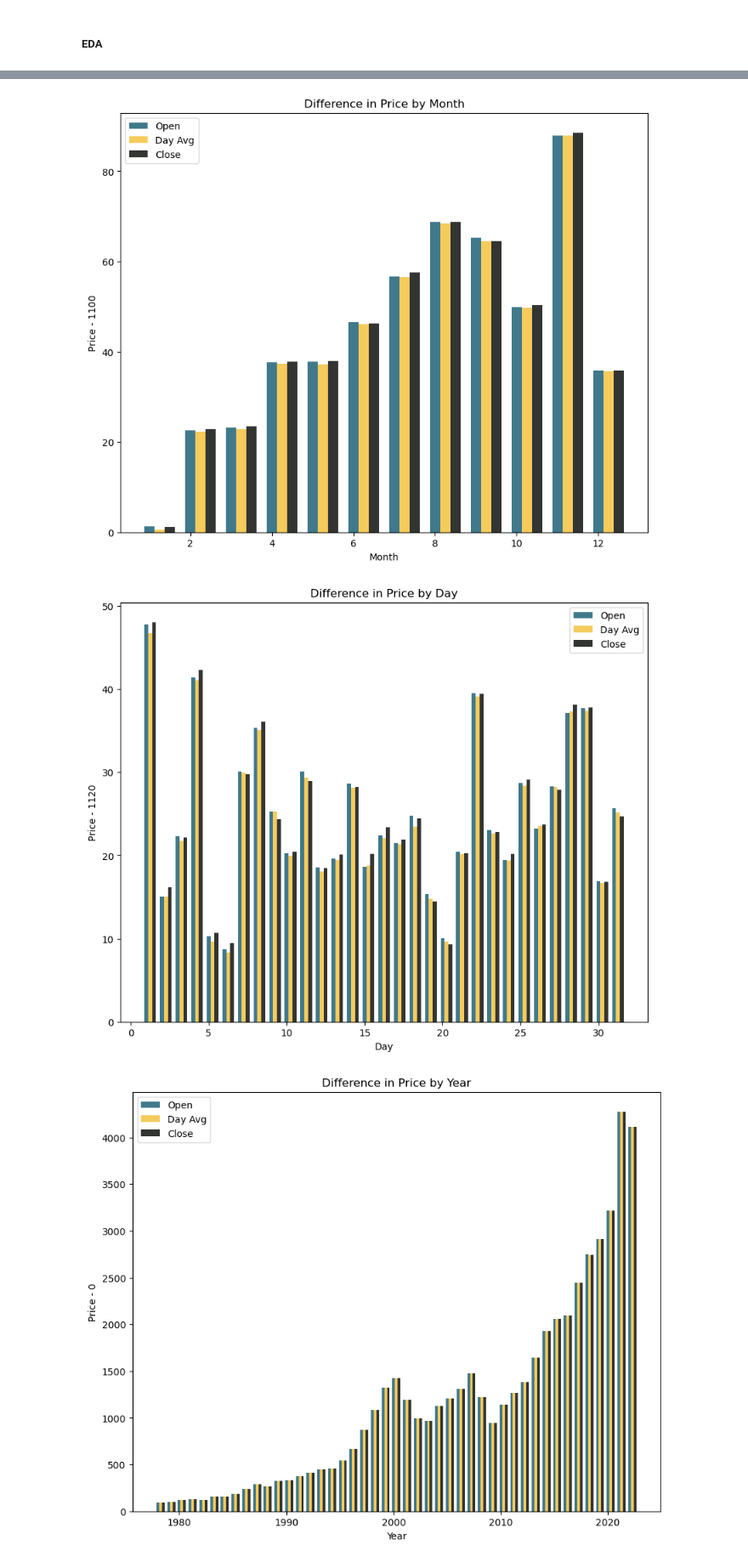
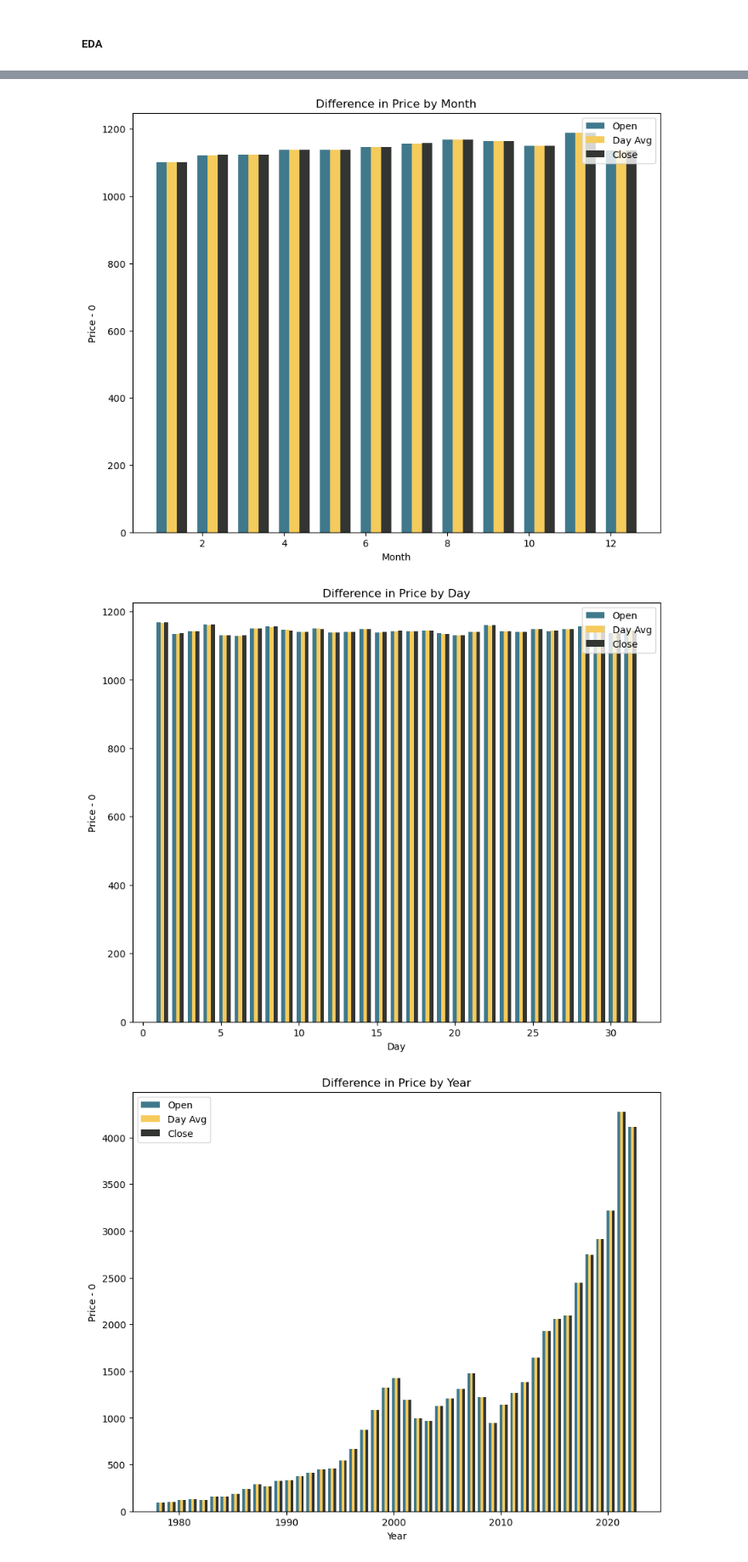
Before and after one commit to TylerXNguyen/SandP500-analysis, a Jupyter notebook: analysis.ipynb, the cells around one changed output, grey strips where cells are left out. Shown at 85% size. Drawn from its saved outputs; the diff is of its cells as text; code cells hidden in the pictures.

```diff
--- a/analysis.ipynb
+++ b/analysis.ipynb
@@ -128,7 +128,7 @@ b = df.groupby([label]).mean()["Avg_Daily_Cost"]
 c = df.groupby([label]).mean()["Close"]
 fig = plt.figure(figsize = (10, 8))
 width = 0.25
-changey = 1100
+changey = 0
 bar1 = plt.bar(a.keys(), a - changey, width, color = '#40798C')
 bar2 = plt.bar(b.keys() + width, b - changey, width, color = '#F5CB5C')
 bar3 = plt.bar(c.keys() + width * 2, c - changey, width, color = '#333533')
@@ -139,26 +139,26 @@ plt.title("Difference in Price by " + label)
 plt.legend((bar1, bar2, bar3), ("Open", "Day Avg", "Close"))
 plt.show()
 # %% [output]
-[figure, old version]
+[figure, new version]
 # %%
 label = 'Day'
 a = df.groupby([label]).mean()["Open"]
 b = df.groupby([label]).mean()["Avg_Daily_Cost"]
 c = df.groupby([label]).mean()["Close"]
 fig = plt.figure(figsize = (10, 8))
 width = 0.25
-changey = 1120
+changey = 0
 bar1 = plt.bar(a.keys(), a - changey, width, color = '#40798C')
 bar2 = plt.bar(b.keys() + width, b - changey, width, color = '#F5CB5C')
 bar3 = plt.bar(c.keys() + width * 2, c - changey, width, color = '#333533')
 
 plt.xlabel(label)
 plt.ylabel("Price" + " - " + str(changey))
 plt.title("Difference in Price by " + label)
 plt.legend((bar1, bar2, bar3), ("Open", "Day Avg", "Close"))
 plt.show()
 # %% [output]
-[figure, old version]
+[figure, new version]
 # %%
 label = 'Year'
 a = df.groupby([label]).mean()["Open"]
```
Also changed, not shown: parts of 10 cells of this notebook.
